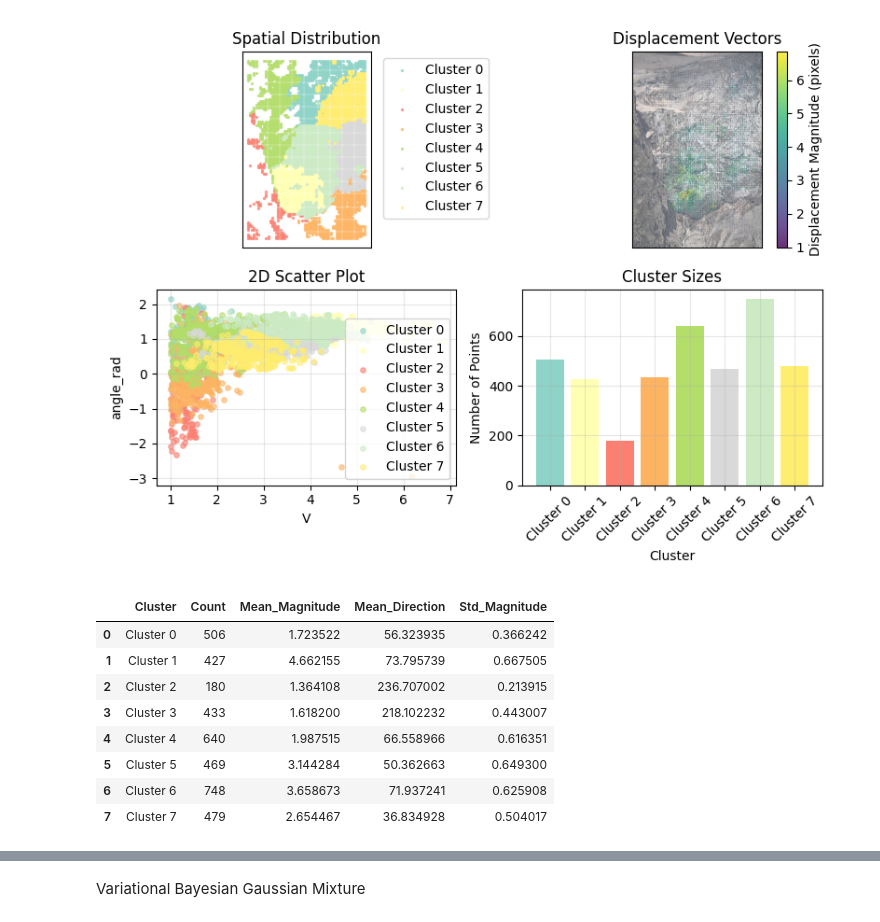
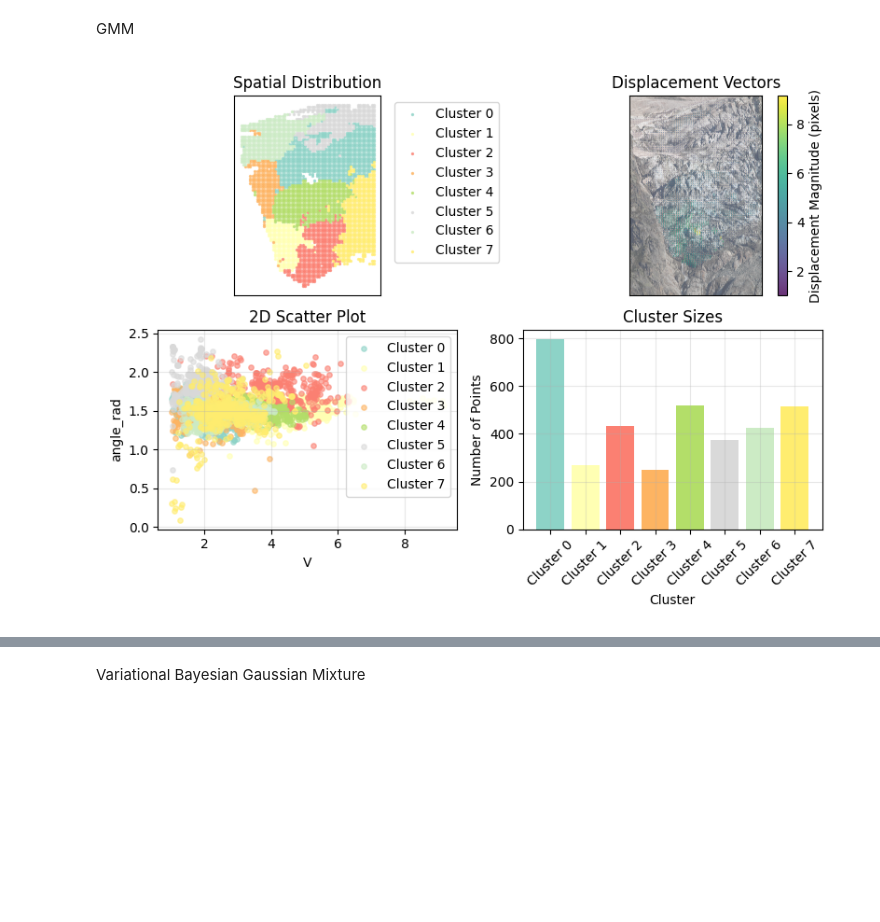
Before and after one commit to franioli/ppcx-domains, a Jupyter notebook: clusterize_GMM.ipynb, the cells around one changed output, grey strips where cells are left out. Saved outputs shown, nothing was run; the diff lists cells and outputs as text; code cells hidden in the pictures; blank space fills up the shorter version.

```diff
--- a/clusterize_GMM.ipynb
+++ b/clusterize_GMM.ipynb
@@ -476,40 +122,46 @@ df_features = preproc_features(df)
+# %% [markdown]
+GMM
 # %%
 # --- Run GMM clustering and plot ---
 variables_names = ["x", "y", "V", "angle_rad"]
 n_components = 8
 max_iter = 100
 random_state = 42
 covariance_type = "full"
 
+df_features = preproc_features(df)
 features = df_features[variables_names].values
 scaler = StandardScaler()
 features_scaled = scaler.fit_transform(features)
 
 gmm = GaussianMixture(
     n_components=n_components,
     covariance_type=covariance_type,
     max_iter=max_iter,
     random_state=random_state,
 )
 gmm.fit(features_scaled)
 labels = gmm.predict(features_scaled)
+df_features["cluster"] = labels
+
+fig, ax, stats_df = plot_gmm_clusters(
+    df_features,
+    labels,
+    var_names=["V", "angle_rad"],
+    img=img,
+    figsize=(8, 6),
+)
+fig.savefig(output_dir / f"{base_name}_clusters.png", dpi=300, bbox_inches="tight")
+
+# Save the GMM model
+joblib.dump(scaler, output_dir / f"{base_name}_scaler.joblib")
+joblib.dump(
+    gmm,
+    output_dir / f"{base_name}_model_comp{n_components}_cov{covariance_type}.joblib",
+)
+
+# Save the features DataFrame with labels
+df_features.to_csv(output_dir / f"{base_name}_features_with_labels.csv", index=False)
+# %% [output]
+[figure, added]
-# %%
-plot_clustering_results(
-    df_features,
-    labels,
-    var_names=["V", "angle_rad"],
-    img=img,
-    figsize=(8, 6),
-)
-# %% [output]
-[figure, removed]
-|  | Cluster | Count | Mean_Magnitude | Mean_Direction | Std_Magnitude |
-| 0 | Cluster 0 | 506 | 1.723522 | 56.323935 | 0.366242 |
-| 1 | Cluster 1 | 427 | 4.662155 | 73.795739 | 0.667505 |
-| 2 | Cluster 2 | 180 | 1.364108 | 236.707002 | 0.213915 |
-| 3 | Cluster 3 | 433 | 1.618200 | 218.102232 | 0.443007 |
-| 4 | Cluster 4 | 640 | 1.987515 | 66.558966 | 0.616351 |
-| 5 | Cluster 5 | 469 | 3.144284 | 50.362663 | 0.649300 |
-| 6 | Cluster 6 | 748 | 3.658673 | 71.937241 | 0.625908 |
-| 7 | Cluster 7 | 479 | 2.654467 | 36.834928 | 0.504017 |
 # %%
```
Also changed, not shown: parts of 11 cells of this notebook, 4 other files.
